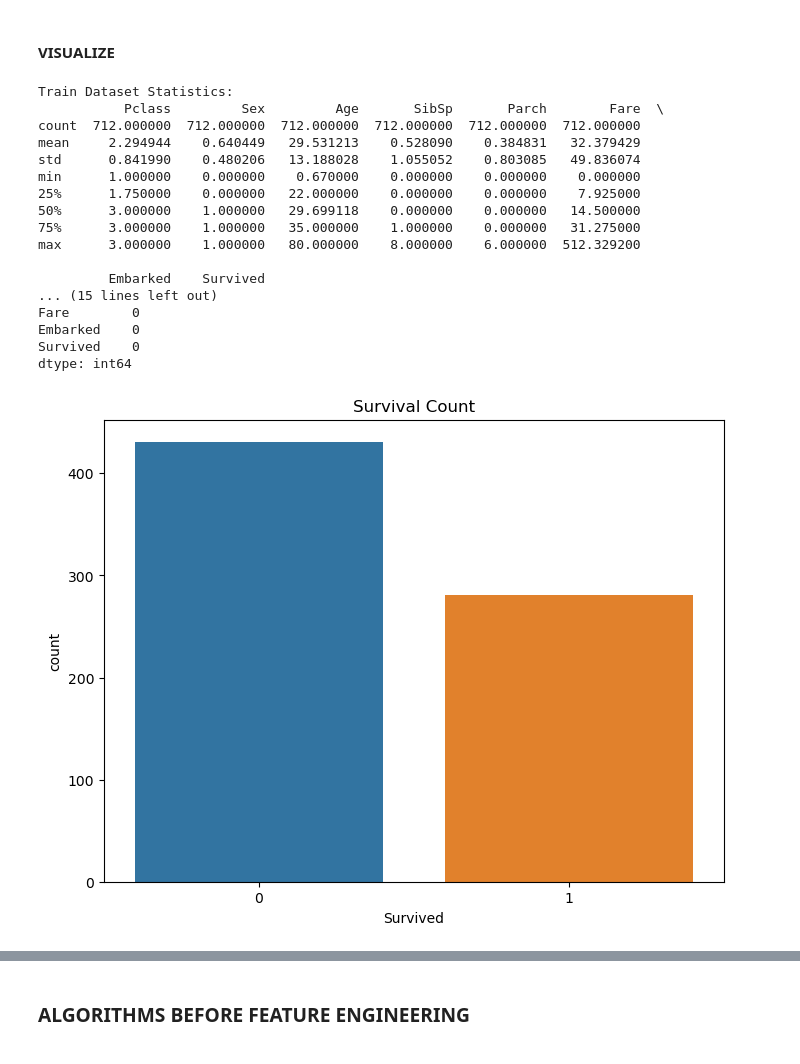
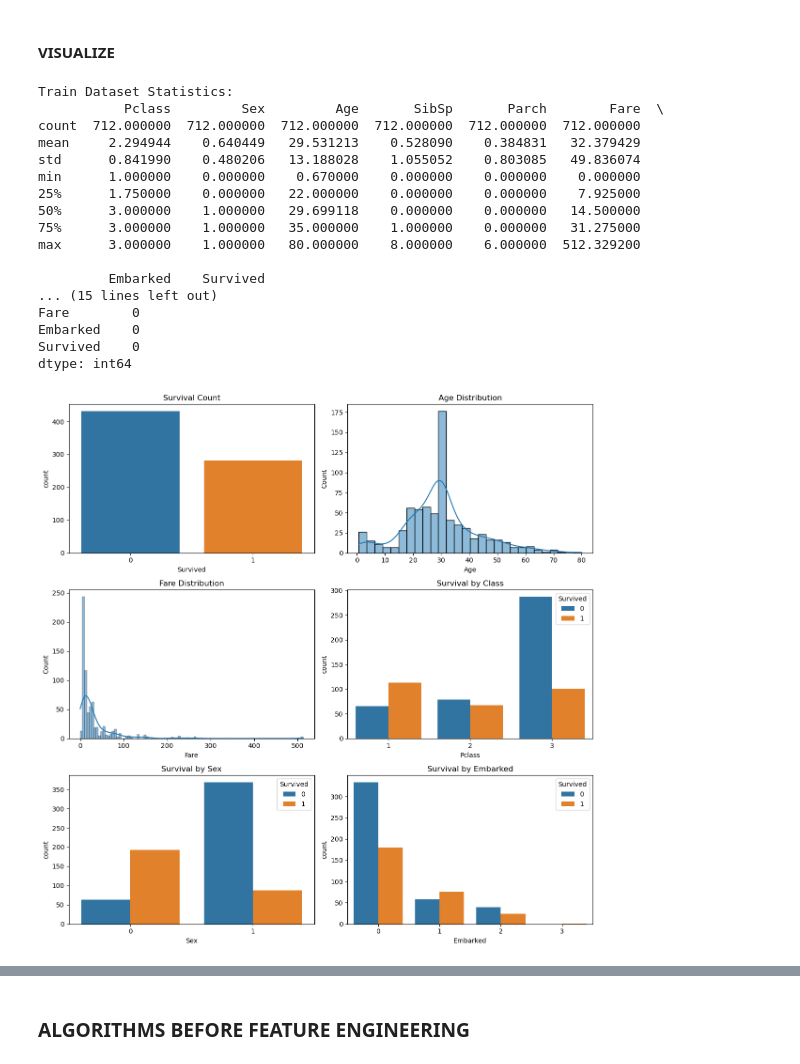
Before and after one commit to yotam4h/ML-Assignment-2, a Jupyter notebook: Assignment2_supervised_learning_flow.ipynb, the cells around one changed output, grey strips where cells are left out. Drawn from its saved outputs; the diff is of its cells as text; code cells hidden in the pictures.

```diff
--- a/Assignment2_supervised_learning_flow.ipynb
+++ b/Assignment2_supervised_learning_flow.ipynb
@@ -66,62 +66,65 @@ test = test_df.copy()
 print("\nTrain Dataset Statistics:")
 print(train_df.describe())
 
 # Check for missing values
 print("\nMissing values in Train Dataset:")
 print(train_df.isnull().sum())
 
 # Visualizations
+# Create a figure with a grid of subplots
+fig, axes = plt.subplots(3, 2, figsize=(12, 12))
+
 # Survival Count
-plt.figure(figsize=(8, 6))
-sns.countplot(data=train_df, x='Survived')
-plt.title('Survival Count')
+sns.countplot(data=train_df, x='Survived', ax=axes[0, 0])
+axes[0, 0].set_title('Survival Count')
+
+# Age Distribution
+sns.histplot(data=train_df, x='Age', kde=True, ax=axes[0, 1])
+axes[0, 1].set_title('Age Distribution')
+
+# Fare Distribution
+sns.histplot(data=train_df, x='Fare', kde=True, ax=axes[1, 0])
+axes[1, 0].set_title('Fare Distribution')
+
+# Survival by Class
+sns.countplot(data=train_df, x='Pclass', hue='Survived', ax=axes[1, 1])
+axes[1, 1].set_title('Survival by Class')
+
+# Survival by Sex
+sns.countplot(data=train_df, x='Sex', hue='Survived', ax=axes[2, 0])
+axes[2, 0].set_title('Survival by Sex')
+
+# Survival by Embarked
+sns.countplot(data=train_df, x='Embarked', hue='Survived', ax=axes[2, 1])
+axes[2, 1].set_title('Survival by Embarked')
+
+# Adjust layout to prevent overlap
+plt.tight_layout()
+
+# Show the plot
 plt.show()
 
-# Age Distribution
-plt.figure(figsize=(8, 6))
-sns.histplot(data=train_df, x='Age', kde=True)
-plt.title('Age Distribution')
+# scatter plot of survival by age and fare
+plt.figure(figsize=(10, 10), dpi=80)
+sns.scatterplot(data=train_df, x='Age', y='Fare', hue='Survived', palette='viridis')
+plt.title('Survival by Age and Fare')
 plt.show()
-
-# Fare Distribution
-plt.figure(figsize=(8, 6))
-sns.histplot(data=train_df, x='Fare', kde=True)
-plt.title('Fare Distribution')
-plt.show()
-
-# Survival by Class
-plt.figure(figsize=(8, 6))
-sns.countplot(data=train_df, x='Pclass', hue='Survived')
-plt.title('Survival by Class')
-plt.show()
-
-# Survival by Sex
-plt.figure(figsize=(8, 6))
-sns.countplot(data=train_df, x='Sex', hue='Survived')
-plt.title('Survival by Sex')
-plt.show()
-
-# Survival by Embarked
-plt.figure(figsize=(8, 6))
-sns.countplot(data=train_df, x='Embarked', hue='Survived')
-plt.title('Survival by Embarked')
-plt.show()
 # %% [output]
 Train Dataset Statistics:
            Pclass         Sex         Age       SibSp       Parch        Fare  \
 count  712.000000  712.000000  712.000000  712.000000  712.000000  712.000000
 mean     2.294944    0.640449   29.531213    0.528090    0.384831   32.379429
 std      0.841990    0.480206   13.188028    1.055052    0.803085   49.836074
 min      1.000000    0.000000    0.670000    0.000000    0.000000    0.000000
 25%      1.750000    0.000000   22.000000    0.000000    0.000000    7.925000
 50%      3.000000    1.000000   29.699118    0.000000    0.000000   14.500000
 75%      3.000000    1.000000   35.000000    1.000000    0.000000   31.275000
 max      3.000000    1.000000   80.000000    8.000000    6.000000  512.329200
 
          Embarked    Survived
 ... (15 lines left out)
 Fare        0
 Embarked    0
 Survived    0
 dtype: int64
-[figure, old version]
+[figure, new version]
```
Also changed, not shown: parts of 6 cells of this notebook.
